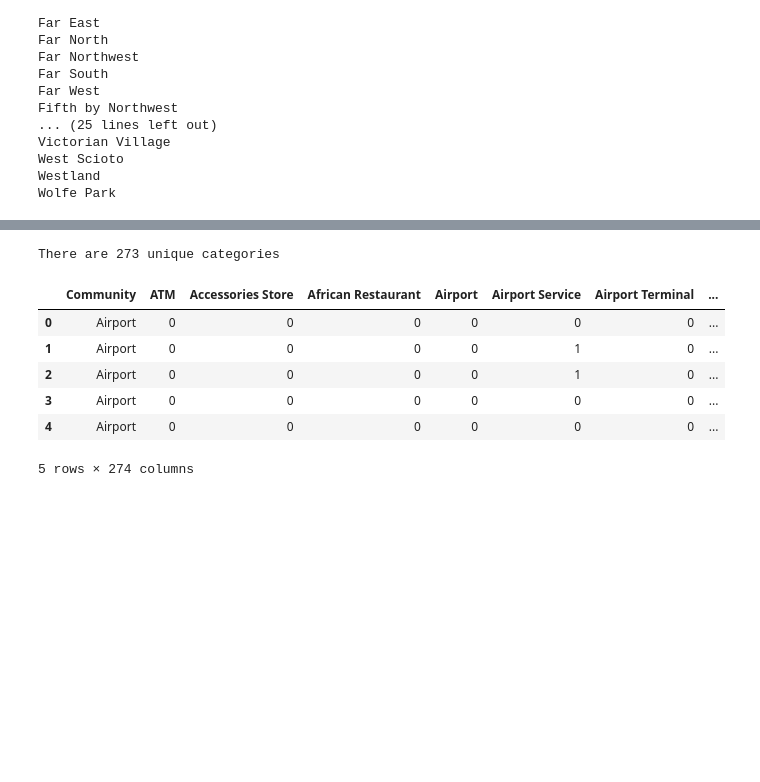
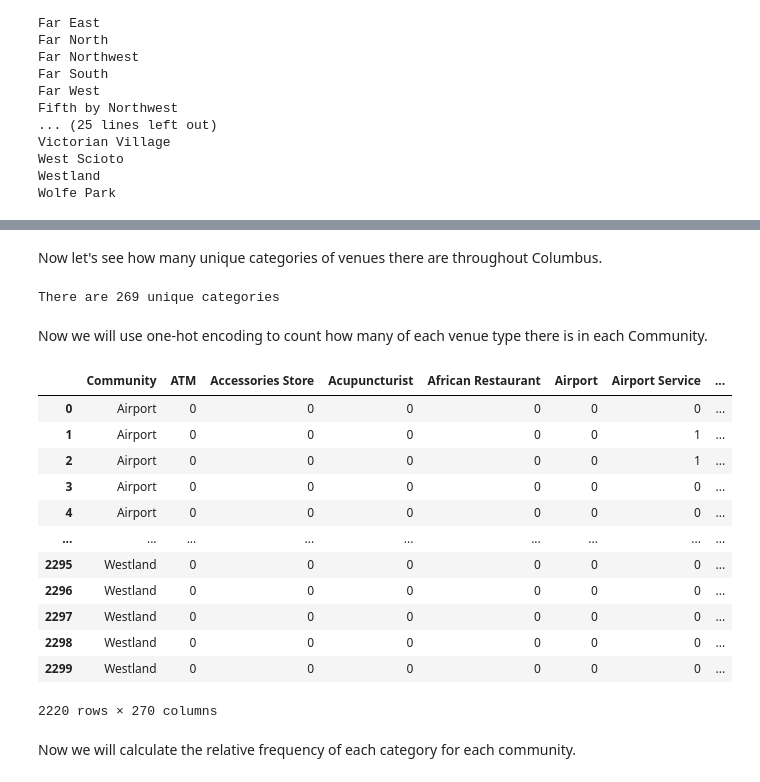
Before and after one commit to alexanderWhile/Coursera_Capstone, a Jupyter notebook: notebook.ipynb, the cells around one changed output, grey strips where cells are left out. Drawn from its saved outputs; the diff is of its cells as text; code cells hidden in the pictures; blank space fills up the shorter version.

```diff
--- a/notebook.ipynb
+++ b/notebook.ipynb
@@ -200,17 +201,14 @@ DOWNTOWN = COLUMBUS_COMMUNITIES[COLUMBUS_COMMUNITIES.Community == 'Downtown'].re
 
 DOWNTOWN_MAP = folium.Map(
     location = [DOWNTOWN.loc[0,'Latitude'], DOWNTOWN.loc[0,'Longitude']],
-    zoom_start=13
+    zoom_start=14
 )
 
-folium.vector_layers.CircleMarker(
+folium.vector_layers.Circle(
     [DOWNTOWN.loc[0,'Latitude'], DOWNTOWN.loc[0,'Longitude']],
-    radius=5,
+    radius=int(DOWNTOWN.loc[0,'Radius']),
     color = 'red',
     popup = DOWNTOWN.loc[0,'Community'],
-    fill = True,
-    fill_color = 'red',
-    fill_opacity = 0.6
 ).add_to(DOWNTOWN_MAP)
 
 url = 'https://api.foursquare.com/v2/venues/explore?&client_id={}&client_secret={}&v={}&ll={},{}&radius={}&limit={}'.format(
@@ -222,10 +220,10 @@ url = 'https://api.foursquare.com/v2/venues/explore?&client_id={}&client_secret=
     DOWNTOWN.loc[0,'Radius'],
     LIMIT)
 
+results = requests.get(url).json()
+
 DOWNTOWN_VENUES = results['response']['groups'][0]['items']
 DOWNTOWN_VENUES = json_normalize(DOWNTOWN_VENUES)
-
-print(DOWNTOWN_VENUES)
 
 DOWNTOWN_VENUES = DOWNTOWN_VENUES.loc[:,FILTERED_COLUMNS]
 
@@ -233,12 +231,15 @@ DOWNTOWN_VENUES['venue.categories'] = DOWNTOWN_VENUES.apply(get_category_type,ax
 
 DOWNTOWN_VENUES.columns = [col.split(".")[-1] for col in DOWNTOWN_VENUES.columns]
 
-for lat, lng, label in zip(DOWNTOWN_VENUES.lat, DOWNTOWN_VENUES.lng, DOWNTOWN_VENUES.name):
+for lat, lng, label,cat in zip(DOWNTOWN_VENUES.lat, DOWNTOWN_VENUES.lng, DOWNTOWN_VENUES.name, DOWNTOWN_VENUES.categories):
     folium.vector_layers.CircleMarker(
         [lat, lng],
         radius = 5,
         color = 'blue',
-        popup = label,
+        popup = label+",\n"+cat,
+        fill = True,
+        fill_color = 'blue',
+        fill_opacity = 0.9
     ).add_to(DOWNTOWN_MAP)
 
 DOWNTOWN_MAP
@@ -369,0 +341,4 @@ COLUMBUS_VENUES.groupby('Community').count()
+# %%
+COLUMBUS_VENUES_GROUPED = COLUMBUS_VENUES.groupby('Community').count()
+COLUMBUS_VENUES_GROUPED.reset_index(inplace=True)
+COLUMBUS_VENUES_GROUPED[['Community','Venue']]
@@ -369,0 +365,3 @@ COLUMBUS_VENUES.groupby('Community').count()
+# %%
+EXCLUDED = COLUMBUS_VENUES_GROUPED.loc[COLUMBUS_VENUES_GROUPED['Venue'] <= 15]
+EXCLUDED.Community
@@ -369,0 +380,3 @@ COLUMBUS_VENUES.groupby('Community').count()
+# %%
+COLUMBUS_VENUES_FILTERED = COLUMBUS_VENUES[~COLUMBUS_VENUES.Community.isin(EXCLUDED.Community)]
+COLUMBUS_VENUES_FILTERED
@@ -370,25 +397,37 @@ COLUMBUS_VENUES.groupby('Community').count()
+# %% [markdown]
+Now let's see how many unique categories of venues there are throughout Columbus.
 # %%
-print('There are {} unique categories'.format(len(COLUMBUS_VENUES['Venue Category'].unique())))
+print('There are {} unique categories'.format(len(COLUMBUS_VENUES_FILTERED['Venue Category'].unique())))
 # %% [output]
-There are 273 unique categories
+There are 269 unique categories
+# %% [markdown]
+Now we will use one-hot encoding to count how many of each venue type there is in each Community.
 # %%
-COLUMBUS_ONEHOT = pd.get_dummies(COLUMBUS_VENUES[['Venue Category']],prefix="",prefix_sep="")
+COLUMBUS_ONEHOT = pd.get_dummies(COLUMBUS_VENUES_FILTERED[['Venue Category']],prefix="",prefix_sep="")
 
-COLUMBUS_ONEHOT['Community'] = COLUMBUS_VENUES['Community']
+COLUMBUS_ONEHOT['Community'] = COLUMBUS_VENUES_FILTERED['Community']
 
 cols = list(COLUMBUS_ONEHOT)
 cols.insert(0,cols.pop(cols.index('Community')))
 
 COLUMBUS_ONEHOT = COLUMBUS_ONEHOT.loc[:,cols]
-COLUMBUS_ONEHOT.head()
+COLUMBUS_ONEHOT
 # %% [output]
-|  | Community | ATM | Accessories Store | African Restaurant | Airport | Airport Service | Airport Terminal | ... |
+|  | Community | ATM | Accessories Store | Acupuncturist | African Restaurant | Airport | Airport Service | ... |
 | 0 | Airport | 0 | 0 | 0 | 0 | 0 | 0 | ... |
-| 1 | Airport | 0 | 0 | 0 | 0 | 1 | 0 | ... |
-| 2 | Airport | 0 | 0 | 0 | 0 | 1 | 0 | ... |
+| 1 | Airport | 0 | 0 | 0 | 0 | 0 | 1 | ... |
+| 2 | Airport | 0 | 0 | 0 | 0 | 0 | 1 | ... |
 | 3 | Airport | 0 | 0 | 0 | 0 | 0 | 0 | ... |
 | 4 | Airport | 0 | 0 | 0 | 0 | 0 | 0 | ... |
+| ... | ... | ... | ... | ... | ... | ... | ... | ... |
+| 2295 | Westland | 0 | 0 | 0 | 0 | 0 | 0 | ... |
+| 2296 | Westland | 0 | 0 | 0 | 0 | 0 | 0 | ... |
+| 2297 | Westland | 0 | 0 | 0 | 0 | 0 | 0 | ... |
+| 2298 | Westland | 0 | 0 | 0 | 0 | 0 | 0 | ... |
+| 2299 | Westland | 0 | 0 | 0 | 0 | 0 | 0 | ... |
-5 rows × 274 columns
+2220 rows × 270 columns
+# %% [markdown]
+Now we will calculate the relative frequency of each category for each community.
 # %%
 COLUMBUS_GROUPED = COLUMBUS_ONEHOT.groupby('Community').mean().reset_index()
 
```
Also changed, not shown: parts of 36 cells of this notebook.
